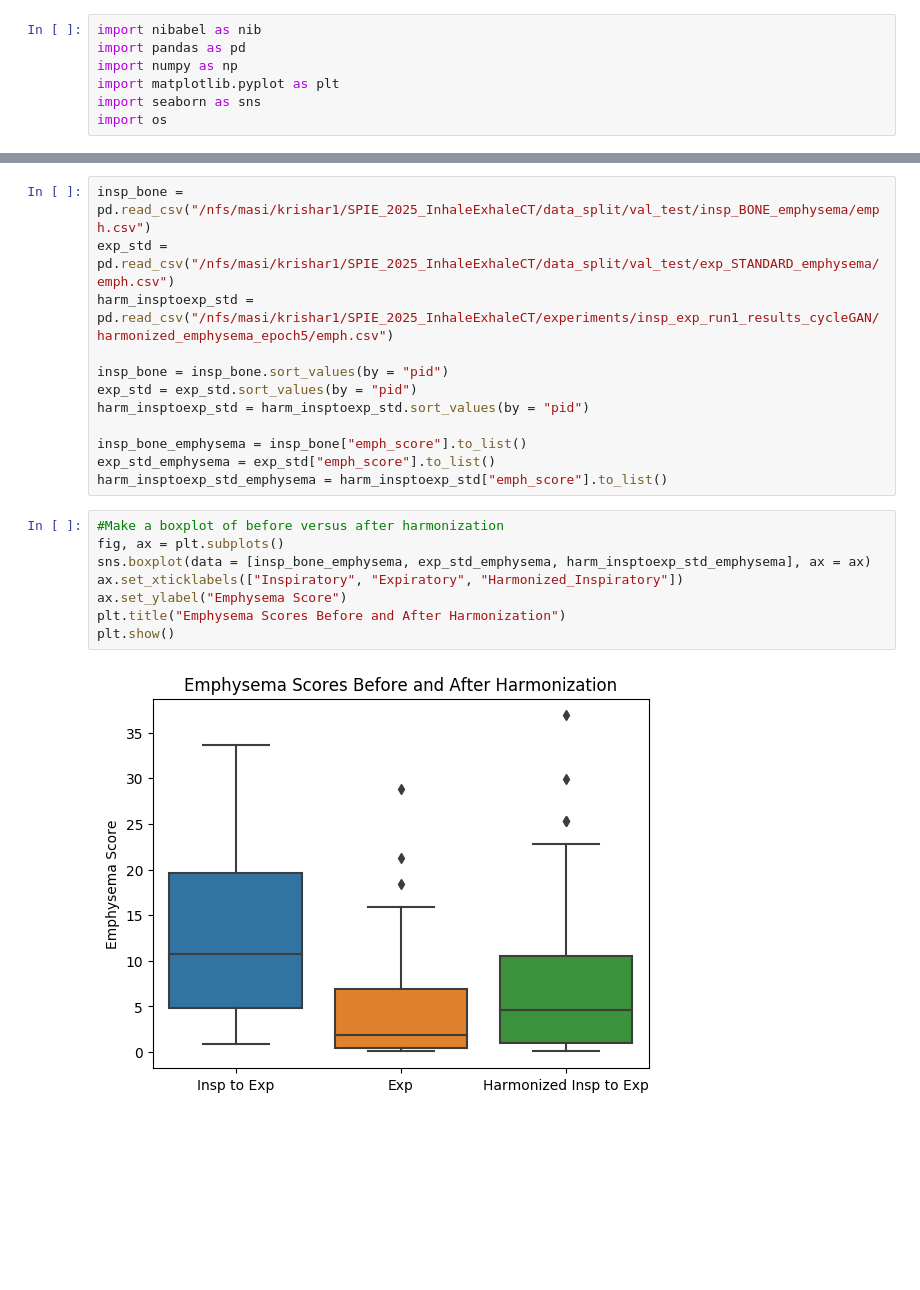
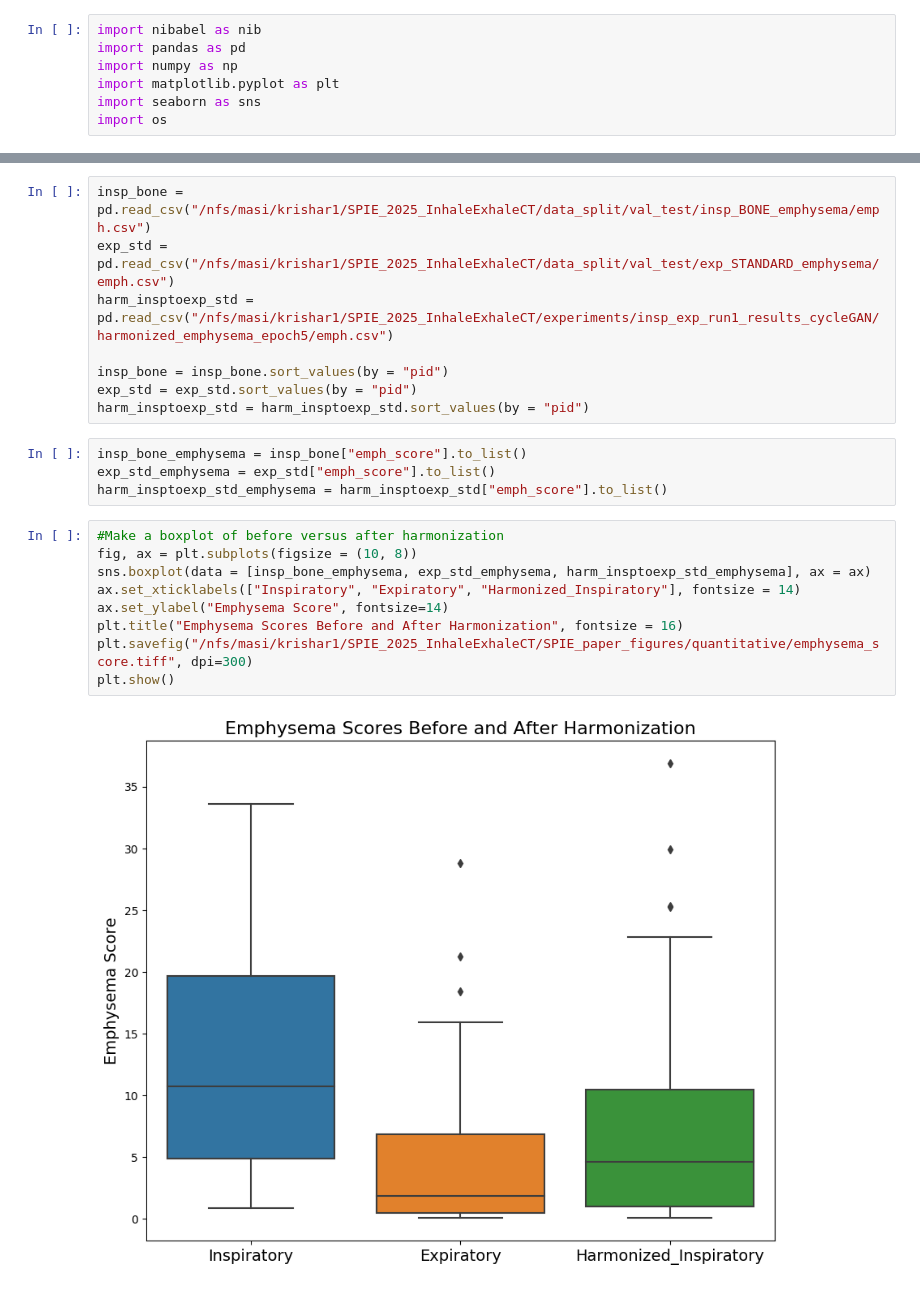
Before and after one commit to MASILab/Inhale_Exhale_CT, a Jupyter notebook: Figures/emphysema_validation.ipynb, the cells around one changed output, grey strips where cells are left out. Saved outputs shown, nothing was run; the diff lists cells and outputs as text; blank space fills up the shorter version.

```diff
--- a/Figures/emphysema_validation.ipynb
+++ b/Figures/emphysema_validation.ipynb
@@ -13,17 +27,18 @@ harm_insptoexp_std = pd.read_csv("/nfs/masi/krishar1/SPIE_2025_InhaleExhaleCT/ex
 insp_bone = insp_bone.sort_values(by = "pid")
 exp_std = exp_std.sort_values(by = "pid")
 harm_insptoexp_std = harm_insptoexp_std.sort_values(by = "pid")
-
-insp_bone_emphysema = insp_bone["emph_score"].to_list()
-exp_std_emphysema = exp_std["emph_score"].to_list()
-harm_insptoexp_std_emphysema = harm_insptoexp_std["emph_score"].to_list()
+# %%
+insp_bone_emphysema = insp_bone["emph_score"].to_list()
+exp_std_emphysema = exp_std["emph_score"].to_list()
+harm_insptoexp_std_emphysema = harm_insptoexp_std["emph_score"].to_list()
 # %%
 #Make a boxplot of before versus after harmonization
-fig, ax = plt.subplots()
+fig, ax = plt.subplots(figsize = (10, 8))
 sns.boxplot(data = [insp_bone_emphysema, exp_std_emphysema, harm_insptoexp_std_emphysema], ax = ax)
-ax.set_xticklabels(["Inspiratory", "Expiratory", "Harmonized_Inspiratory"])
-ax.set_ylabel("Emphysema Score")
-plt.title("Emphysema Scores Before and After Harmonization")
+ax.set_xticklabels(["Inspiratory", "Expiratory", "Harmonized_Inspiratory"], fontsize = 14)
+ax.set_ylabel("Emphysema Score", fontsize=14)
+plt.title("Emphysema Scores Before and After Harmonization", fontsize = 16)
+plt.savefig("/nfs/masi/krishar1/SPIE_2025_InhaleExhaleCT/SPIE_paper_figures/quantitative/emphysema_score.tiff", dpi=300)
 plt.show()
 # %% [output]
-[figure, old version]
+[figure, new version]
```
Also changed, not shown: parts of 5 cells of this notebook, 1 other file.
